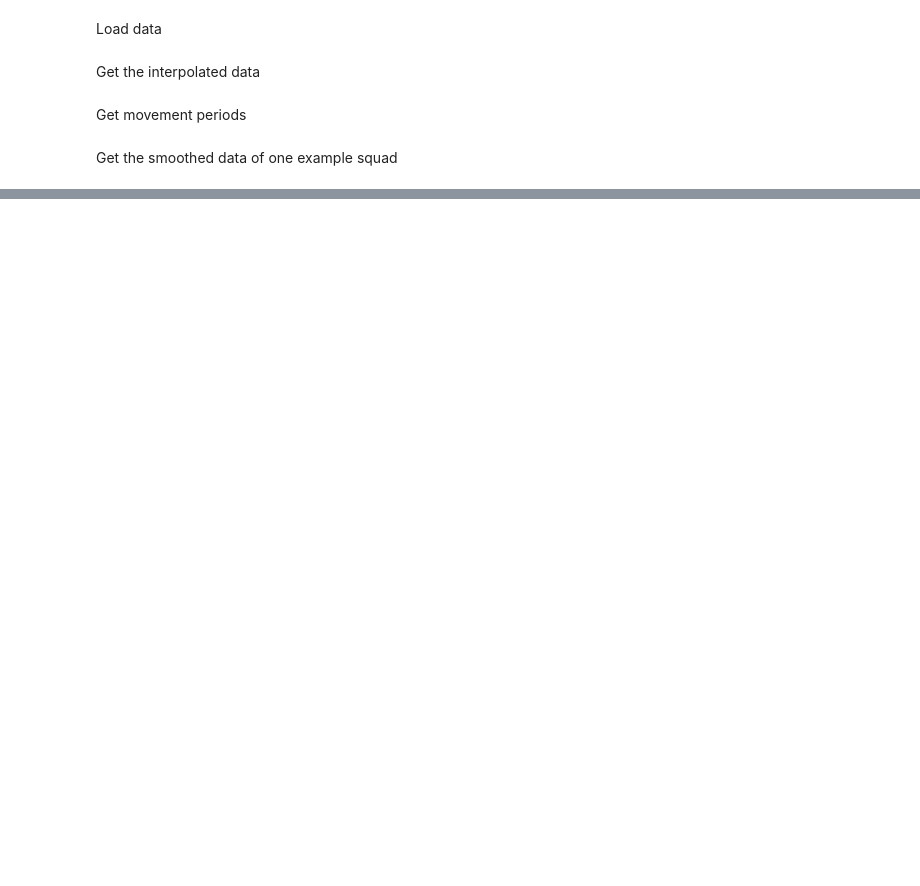
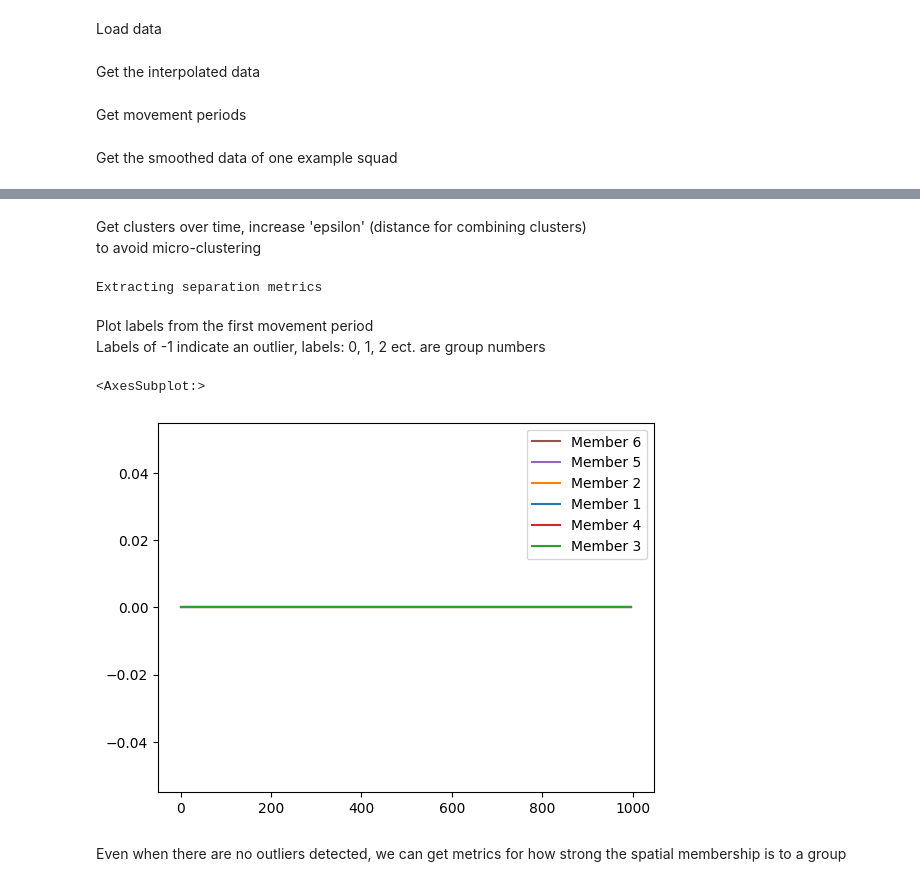
Before and after one commit to Tufts-University/FLOCK, a Jupyter notebook: Tutorials/Clustering-Metrics.ipynb, the cells around one changed output, grey strips where cells are left out. Saved outputs shown, nothing was run; the diff lists cells and outputs as text; code cells hidden in the pictures; blank space fills up the shorter version.

```diff
--- a/Tutorials/Clustering-Metrics.ipynb
+++ b/Tutorials/Clustering-Metrics.ipynb
@@ -39,0 +69,16 @@ Membership probabilities
+# %% [markdown]
+Get clusters over time, increase 'epsilon' (distance for combining clusters)<br>
+to avoid micro-clustering
+# %%
+all_inertias, all_labels, all_scores = ClusteringFeats.cluster_for_separation(smooth_rucks, UTM=True, method='HDBSCAN', epsilon=25, min_cluster_size = 2)
+# %% [output]
+Extracting separation metrics
+# %% [markdown]
+Plot labels from the first movement period <br>Labels of -1 indicate an outlier, labels: 0, 1, 2 ect. are group numbers
+# %%
+all_labels[0].plot(color = color_dictionary)
+# %% [output]
+<AxesSubplot:>
+[figure, added]
+# %% [markdown]
+Even when there are no outliers detected, we can get metrics for how strong the spatial membership is to a group
```
Also changed, not shown: parts of 18 cells of this notebook, 12 other files.
